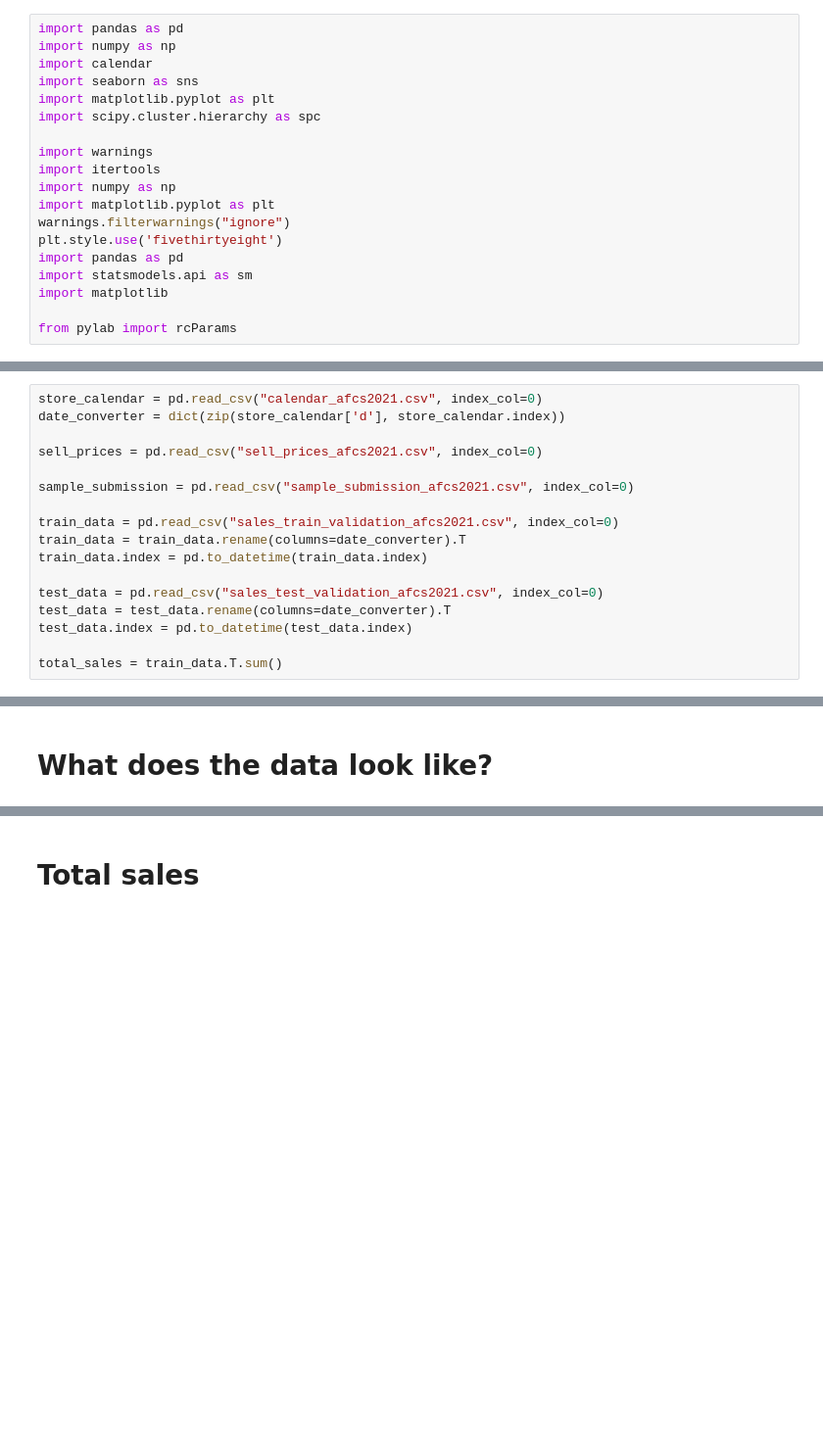
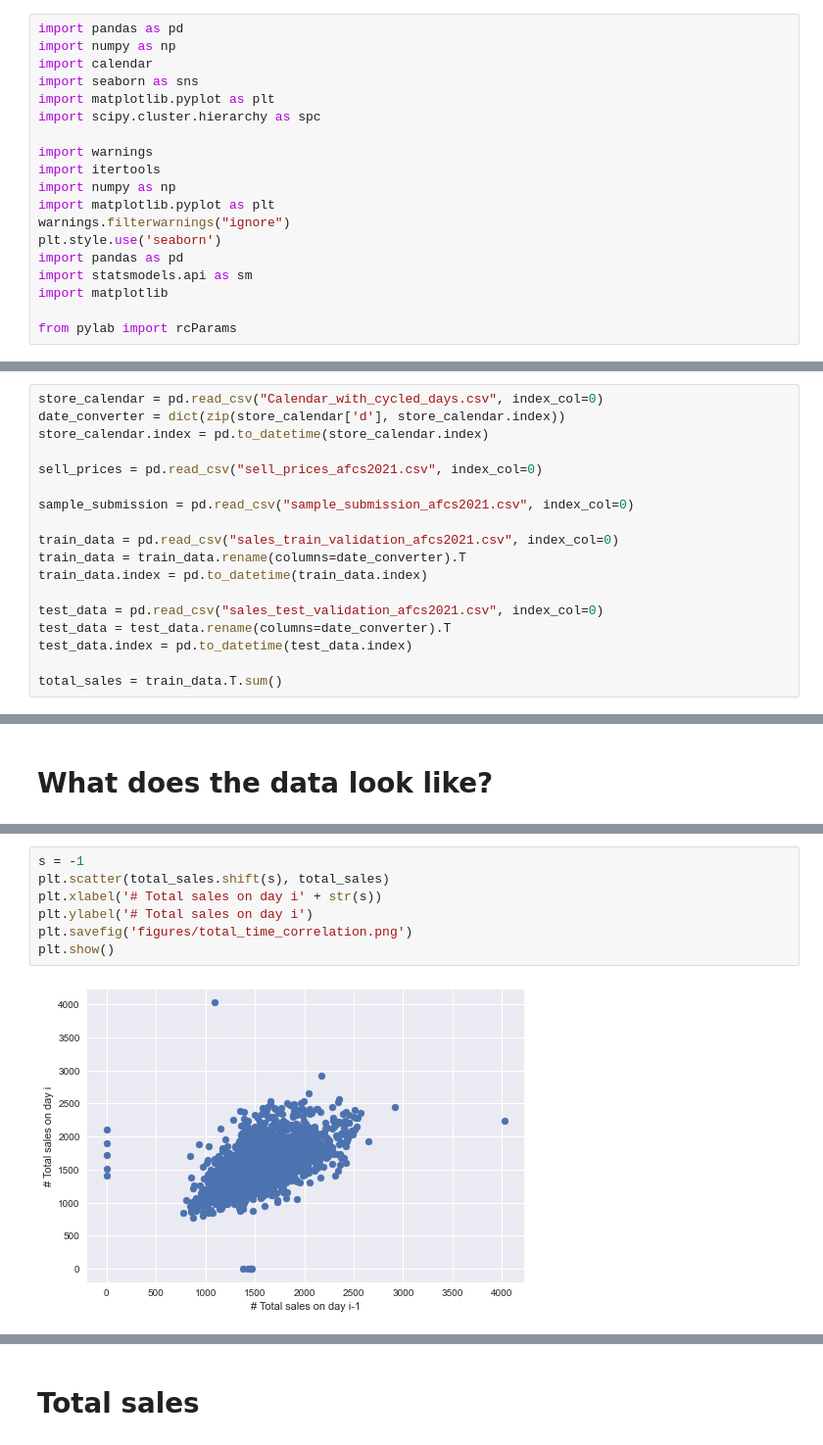
Before and after one commit to Basvdbrink1998/Applied_Forcasting_Project, a Jupyter notebook: Exploration.ipynb, the cells around one changed output, grey strips where cells are left out. Shown at 98% size. Saved outputs shown, nothing was run; the diff lists cells and outputs as text; blank space fills up the shorter version.

Commit message:
Updated more plots

```diff
--- a/Exploration.ipynb
+++ b/Exploration.ipynb
@@ -11,7 +11,7 @@ import itertools
 import numpy as np
 import matplotlib.pyplot as plt
 warnings.filterwarnings("ignore")
-plt.style.use('fivethirtyeight')
+plt.style.use('seaborn')
 import pandas as pd
 import statsmodels.api as sm
 import matplotlib
@@ -20,8 +26,9 @@ from pylab import rcParams
 # %%
 np.random.seed(7)
 # %%
-store_calendar = pd.read_csv("calendar_afcs2021.csv", index_col=0)
+store_calendar = pd.read_csv("Calendar_with_cycled_days.csv", index_col=0)
 date_converter = dict(zip(store_calendar['d'], store_calendar.index))
+store_calendar.index = pd.to_datetime(store_calendar.index)
 
 sell_prices = pd.read_csv("sell_prices_afcs2021.csv", index_col=0)
 
@@ -67,0 +125,9 @@ plt.show()
+# %%
+s = -1
+plt.scatter(total_sales.shift(s), total_sales)
+plt.xlabel('# Total sales on day i' + str(s))
+plt.ylabel('# Total sales on day i')
+plt.savefig('figures/total_time_correlation.png')
+plt.show()
+# %% [output]
+[figure, added]
```
Also changed, not shown: parts of 35 cells of this notebook, 8 other files.
